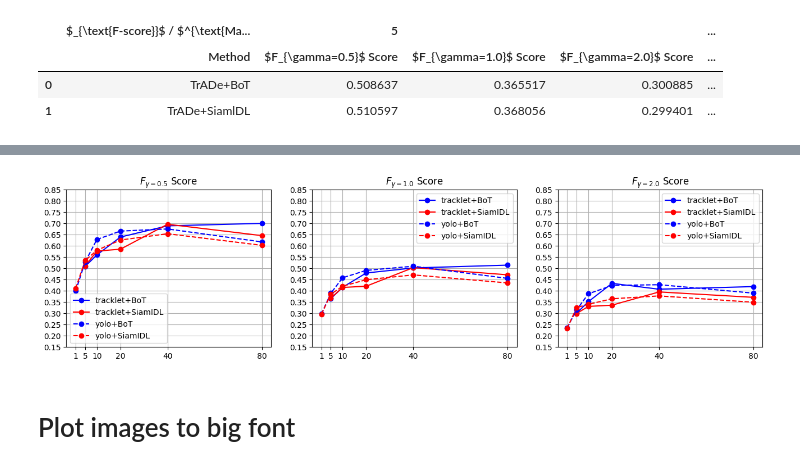
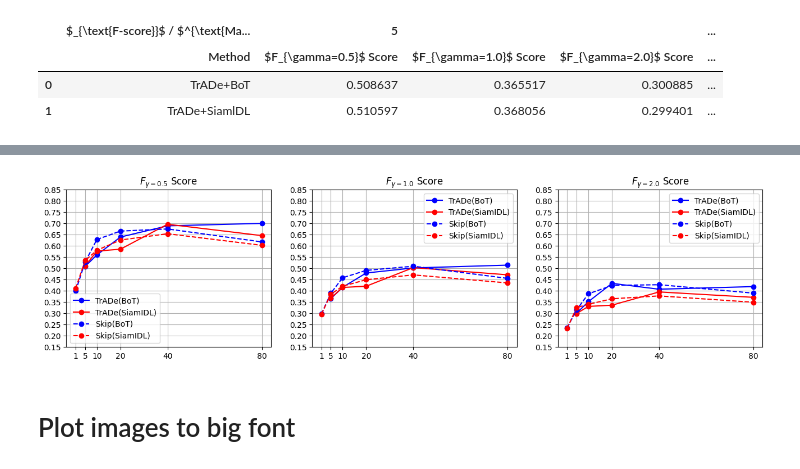
Before and after one commit to luigy-mach/TrADe, a Jupyter notebook: notebooks/show-result_TrADe+ReID.ipynb, the cells around one changed output, grey strips where cells are left out. Cells and saved outputs as stored; diff of their text form; code cells hidden in the pictures.

```diff
--- a/notebooks/show-result_TrADe+ReID.ipynb
+++ b/notebooks/show-result_TrADe+ReID.ipynb
@@ -982,17 +1037,0 @@ new_all_fscores
-# %%
-data_fscores_classic_reid_BoT = np.asarray([  ['Skip+BoT_e1f'  , 0.399610,	0.297101,	0.236448, ],
-                                              ['Skip+BoT_e5f'  , 0.528302,	0.389706,	0.315315, ],
-                                              ['Skip+BoT_e10f' , 0.628571,	0.458333,	0.386965, ],
-                                              ['Skip+BoT_e20f' , 0.666023,	0.491103,	0.424063, ],
-                                              ['Skip+BoT_e40f' , 0.675422,	0.509653,	0.427435, ],
-                                              ['Skip+BoT_e80f' , 0.617761,	0.455516,	0.390071, ],
-                                            ])
-
-
-data_fscores_classic_reid_SiamlDL = np.asarray([  ['Skip+SiamlDL_e1f' , 0.411215,	0.296552,	0.232936, ],
-                                                  ['Skip+SiamlDL_e5f' , 0.534709,	0.385135,	0.325866, ],
-                                                  ['Skip+SiamlDL_e10f', 0.580524,	0.420664,	0.340031, ],
-                                                  ['Skip+SiamlDL_e20f', 0.626168,	0.449664,	0.364780, ],
-                                                  ['Skip+SiamlDL_e40f', 0.654206,	0.470990,	0.377622, ],
-                                                  ['Skip+SiamlDL_e80f', 0.602637,	0.435374,	0.349428, ],
-                                                ])
@@ -1006,37 +1038,39 @@ new_all_fscores
 # %%
 count = 1
 plt.figure(figsize=(16, 8))
 
+axis_Skip  = [1, 5, 10, 20, 40, 80]
+axis_TrADe = [5, 10, 20, 40, 80]
+
+
 for i, fs_i in enumerate([fscore05,fscore10,fscore20]):
     plt.subplot(2, 3, count)
-    axis_x1 = [1, 5, 10, 20, 40, 80]
-    axis_x2 = [5, 10, 20, 40, 80]
 
     axis_y1 = new_all_fscores[fs_i].iloc[0].to_list()
     axis_y2 = new_all_fscores[fs_i].iloc[1].to_list()
     axis_y3 = data_fscores_classic_reid_BoT[:,i+1].astype(float).tolist()
     axis_y4 = data_fscores_classic_reid_SiamlDL[:,i+1].astype(float).tolist()
 
-    plt.plot(axis_x2, axis_y1, 'bo-', label='tracklet+BoT')
-    plt.plot(axis_x2, axis_y2, 'ro-', label='tracklet+SiamIDL')
+    plt.plot(axis_TrADe, axis_y1, 'bo-', label='TrADe(BoT)')
+    plt.plot(axis_TrADe, axis_y2, 'ro-', label='TrADe(SiamIDL)')
 
 
-    plt.plot(axis_x1, axis_y3, 'bo--', label='yolo+BoT')
-    plt.plot(axis_x1, axis_y4, 'ro--', label='yolo+SiamIDL')
+    plt.plot(axis_Skip, axis_y3, 'bo--', label='Skip(BoT)')
+    plt.plot(axis_Skip, axis_y4, 'ro--', label='Skip(SiamIDL)')
 
 
     plt.legend()
     plt.title(fs_i)
     plt.yticks(np.arange(0.15, 0.9, step=0.05))
     plt.xticks(np.arange(0, 90, step=10))
     plt.xticks(axis_x1)
 
     plt.grid(True)
     count+=1
 
 plt.show()
 # %% [output]
-[figure, old version]
+[figure, new version]
 # %% [markdown]
 # Plot images to big font
 # %%
```
Also changed, not shown: parts of 46 cells of this notebook.
